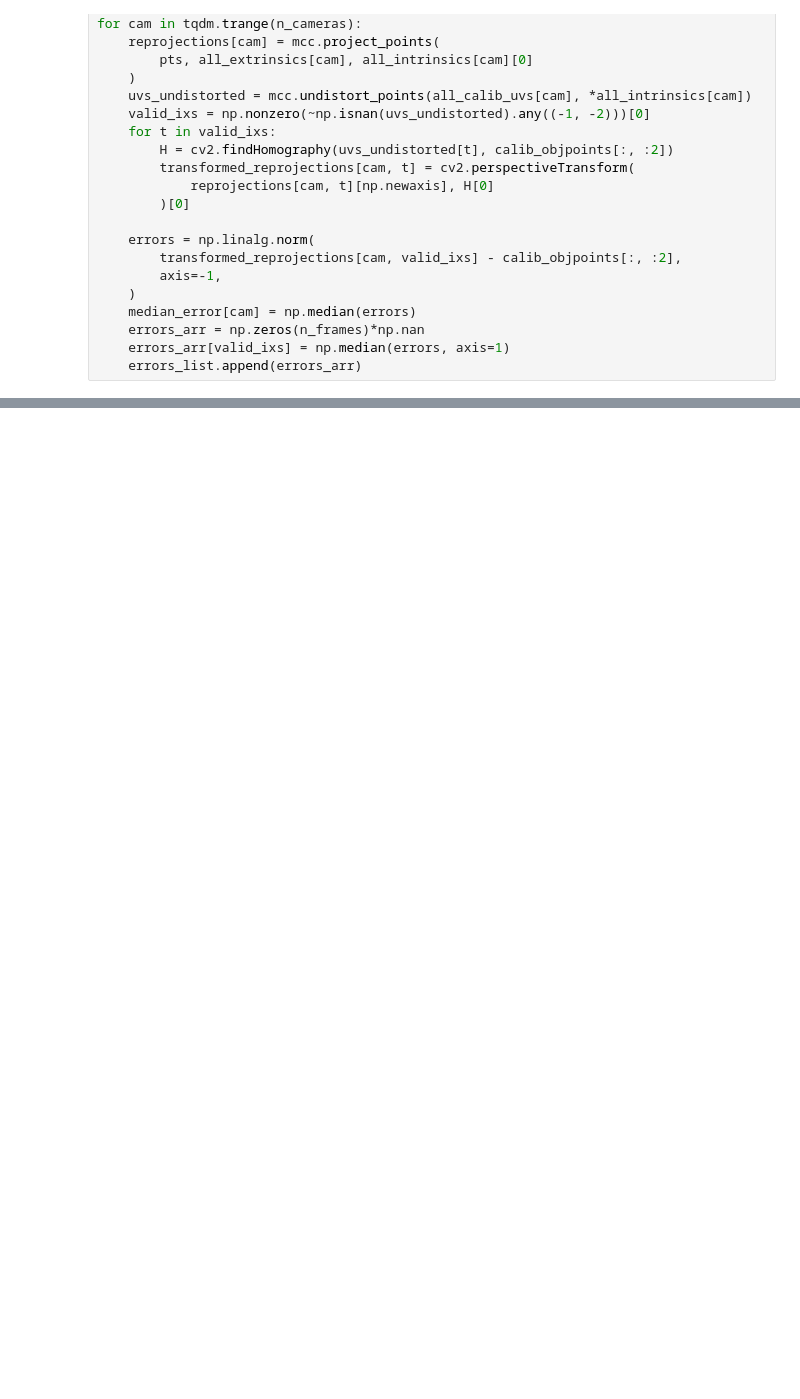
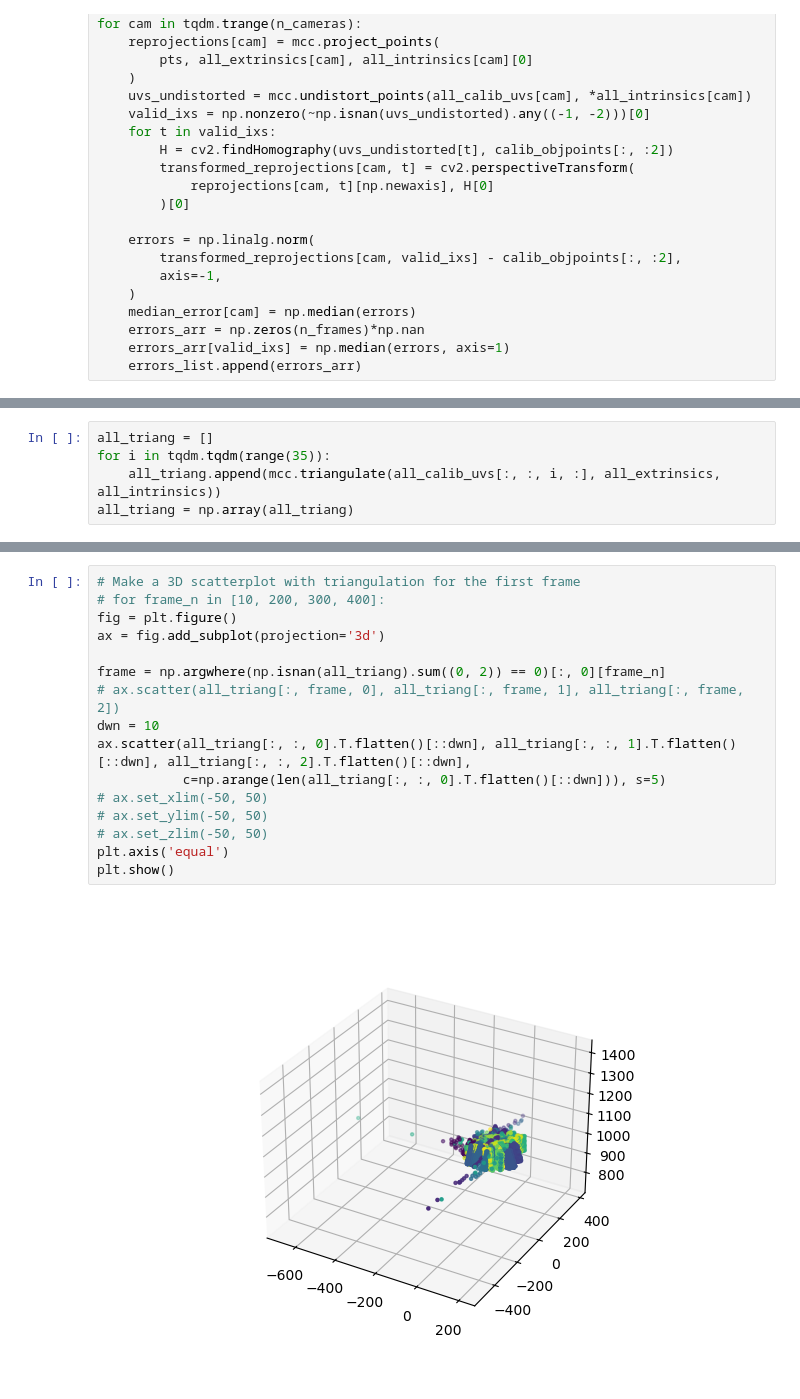
Before and after one commit to iurillilab/3d-setup, a Jupyter notebook: complete_pipeline/test_box_coords.ipynb, the cells around one changed output, grey strips where cells are left out. Saved outputs shown, nothing was run; the diff lists cells and outputs as text; blank space fills up the shorter version.

Commit message:
test triangulation

```diff
--- a/complete_pipeline/test_box_coords.ipynb
+++ b/complete_pipeline/test_box_coords.ipynb
@@ -88,0 +128,5 @@ adj_extrinsics, adj_intrinsics, adj_calib_poses, use_frames, result = \
+# %%
+all_triang = []
+for i in tqdm.tqdm(range(35)):
+    all_triang.append(mcc.triangulate(all_calib_uvs[:, :, i, :], all_extrinsics, all_intrinsics))
+all_triang = np.array(all_triang)
@@ -88,0 +136,18 @@ adj_extrinsics, adj_intrinsics, adj_calib_poses, use_frames, result = \
+# %%
+# Make a 3D scatterplot with triangulation for the first frame
+# for frame_n in [10, 200, 300, 400]:
+fig = plt.figure()
+ax = fig.add_subplot(projection='3d')
+
+frame = np.argwhere(np.isnan(all_triang).sum((0, 2)) == 0)[:, 0][frame_n]
+# ax.scatter(all_triang[:, frame, 0], all_triang[:, frame, 1], all_triang[:, frame, 2])
+dwn = 10
+ax.scatter(all_triang[:, :, 0].T.flatten()[::dwn], all_triang[:, :, 1].T.flatten()[::dwn], all_triang[:, :, 2].T.flatten()[::dwn],
+           c=np.arange(len(all_triang[:, :, 0].T.flatten()[::dwn])), s=5)
+# ax.set_xlim(-50, 50)
+# ax.set_ylim(-50, 50)
+# ax.set_zlim(-50, 50)
+plt.axis('equal')
+plt.show()
+# %% [output]
+[figure, added]
```
Also changed, not shown: parts of 20 cells of this notebook.
